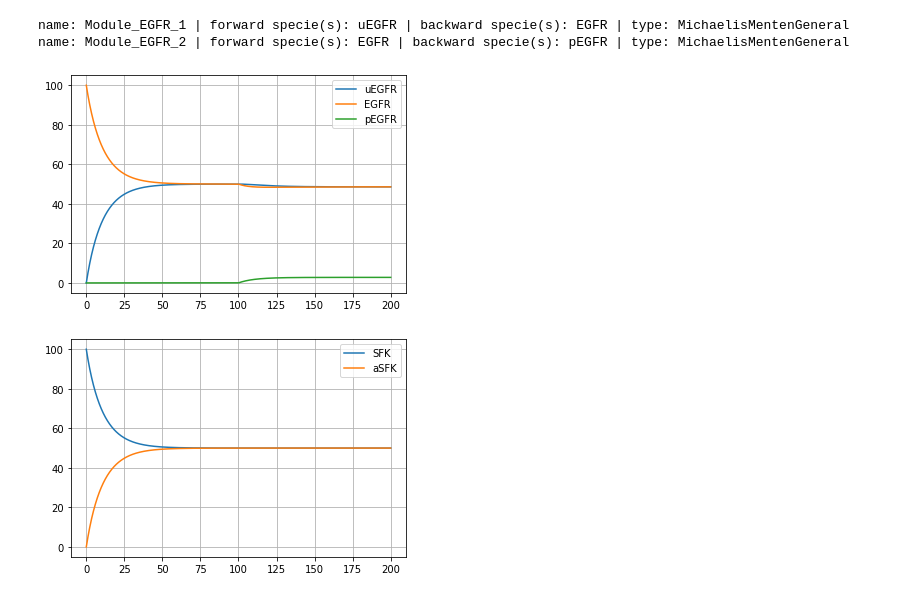
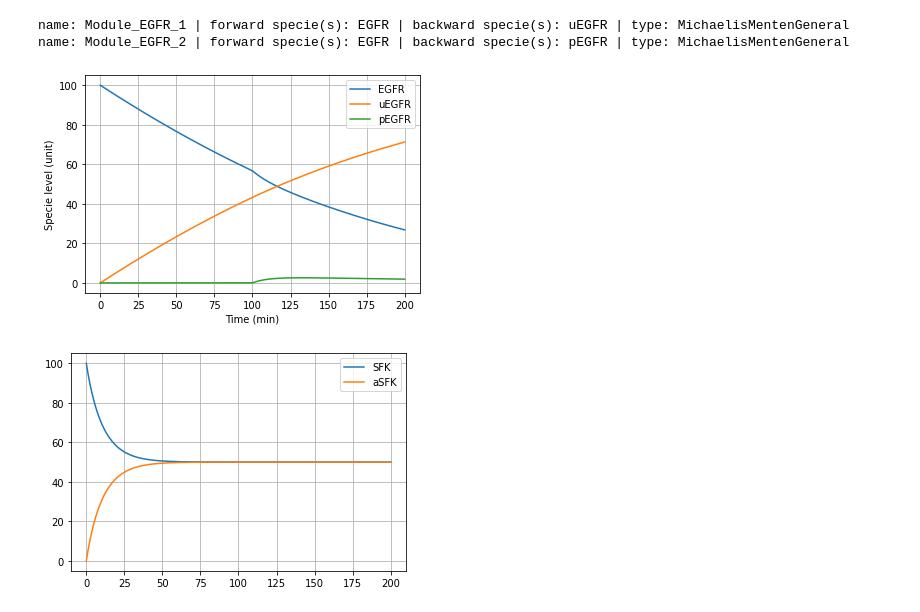
Before and after one commit to AnEvilBurrito/model-builder, a Jupyter notebook: peak3-network.ipynb, the cells around one changed output. Drawn from its saved outputs; the diff is of its cells as text; code cells hidden in the pictures.

```diff
--- a/peak3-network.ipynb
+++ b/peak3-network.ipynb
@@ -1,23 +1,23 @@
 # %%
 import numpy as np
 from src.OdeModel import OdeModel
 import src.reactions as re
 
 Module_EGFR = OdeModel('Module_EGFR')
-Module_EGFR.addReaction(re.MichaelisMentenGeneral('uEGFR', 'EGFR'))
+Module_EGFR.addReaction(re.MichaelisMentenGeneral('EGFR', 'uEGFR', noBackward=True, Vmax_f=1))
 Module_EGFR.addReaction(re.MichaelisMentenGeneral('EGFR', 'pEGFR'))
 Module_EGFR.specieConc(['EGFR'], [100])
 print(Module_EGFR)
 
 Module_EGFR.addActivation('EGF', 8.33, 100)
 Module_EGFR.addStimulator('Module_EGFR_2', 'EGF')
 
 Module_EGFR.simulate_beta(200)
 Module_EGFR.plot(ignore_list=['EGF'])
 # %% [output]
-name: Module_EGFR_1 | forward specie(s): uEGFR | backward specie(s): EGFR | type: MichaelisMentenGeneral
+name: Module_EGFR_1 | forward specie(s): EGFR | backward specie(s): uEGFR | type: MichaelisMentenGeneral
 name: Module_EGFR_2 | forward specie(s): EGFR | backward specie(s): pEGFR | type: MichaelisMentenGeneral
-[figure, old version]
+[figure, new version]
 # %%
 Module_SFK = OdeModel('Module_SFK')
 Module_SFK.addReaction(re.MichaelisMentenGeneral('SFK', 'aSFK'))
```
Also changed, not shown: 5 other files.
